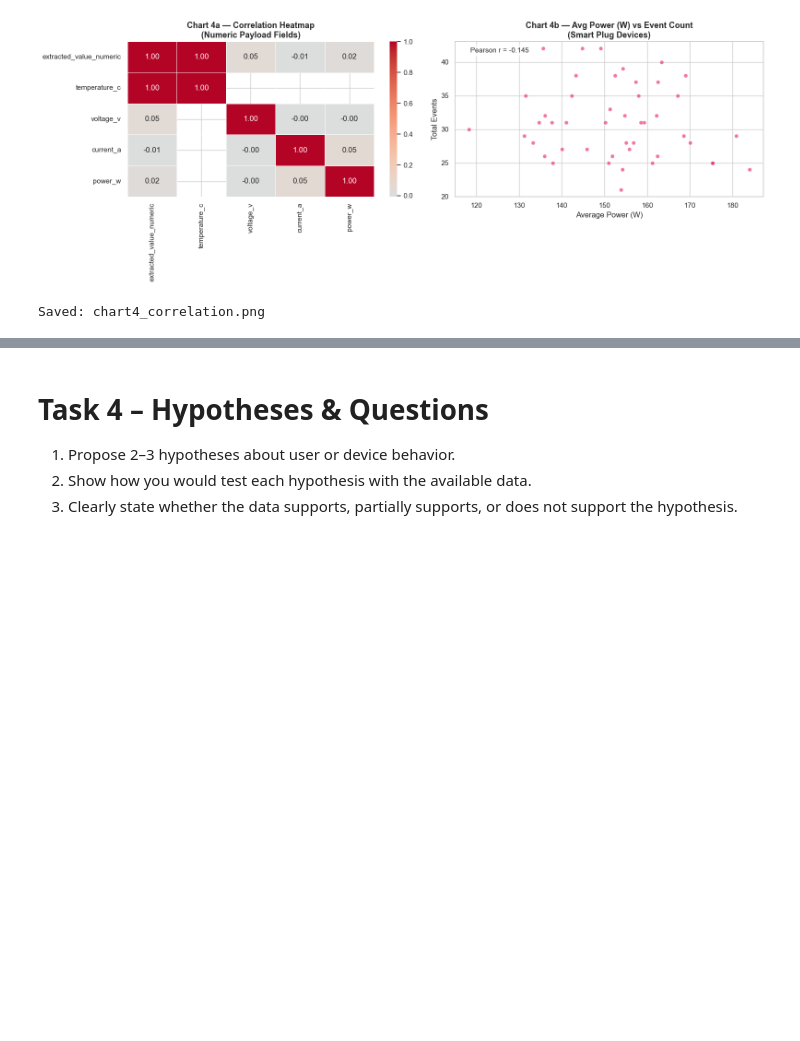
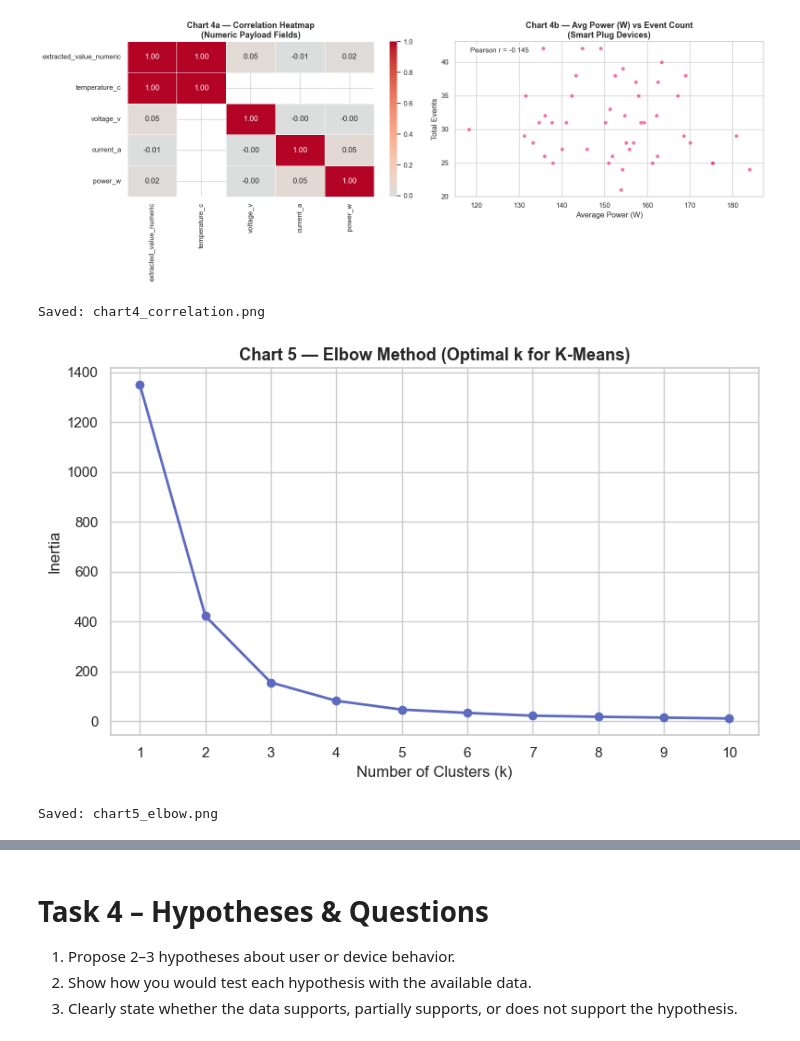
Before and after one commit to mbobat1/data-analysis-assessment, a Jupyter notebook: notebooks/analysis.ipynb, the cells around one changed output, grey strips where cells are left out. Cells and saved outputs as stored; diff of their text form; code cells hidden in the pictures; blank space fills up the shorter version.

Commit message:
feat(task3): complete EDA with clustering, outlier detection, and deep dive — d_f4abcb9e confirmed as sole anomaly (27.4x fleet avg)

```diff
--- a/notebooks/analysis.ipynb
+++ b/notebooks/analysis.ipynb
@@ -556,3 +556,48 @@ print("Saved: chart4_correlation.png")
 # %% [output]
 [figure]
 Saved: chart4_correlation.png
+# %%
+#**Advanced Analysis**
+# Chart 5: Elbow Method to find optimal k
+
+from sklearn.cluster import KMeans
+from sklearn.preprocessing import StandardScaler
+
+# Build feature matrix
+device_features = (
+    df_merged.groupby("device_id")
+    .agg(active_days=("date", "nunique"), total_events=("event_id", "count"))
+    .reset_index()
+)
+device_features["avg_daily_events"] = (
+    device_features["total_events"] / device_features["active_days"]
+)
+
+features = device_features[["active_days", "avg_daily_events"]].values
+X_scaled = StandardScaler().fit_transform(features)
+
+# Compute inertia for k=1 to k=10 to find elbow
+inertias = []
+k_range = range(1, 11)
+for k in k_range:
+    km = KMeans(n_clusters=k, random_state=42, n_init=10)
+    km.fit(X_scaled)
+    inertias.append(km.inertia_)
+
+fig, ax = plt.subplots(figsize=(8, 5))
+ax.plot(list(k_range), inertias, marker="o", color="#5C6BC0", linewidth=2)
+
+ax.set_title(
+    "Chart 5 — Elbow Method (Optimal k for K-Means)", fontsize=13, fontweight="bold"
+)
+ax.set_xlabel("Number of Clusters (k)")
+ax.set_ylabel("Inertia")
+ax.set_xticks(list(k_range))
+
+plt.tight_layout()
+plt.savefig("../charts/chart5_elbow.png", dpi=150, bbox_inches="tight")
+plt.show()
+print("Saved: chart5_elbow.png")
+# %% [output]
+[figure, added]
+Saved: chart5_elbow.png
```
Also changed, not shown: parts of 8 cells of this notebook, 6 other files.
